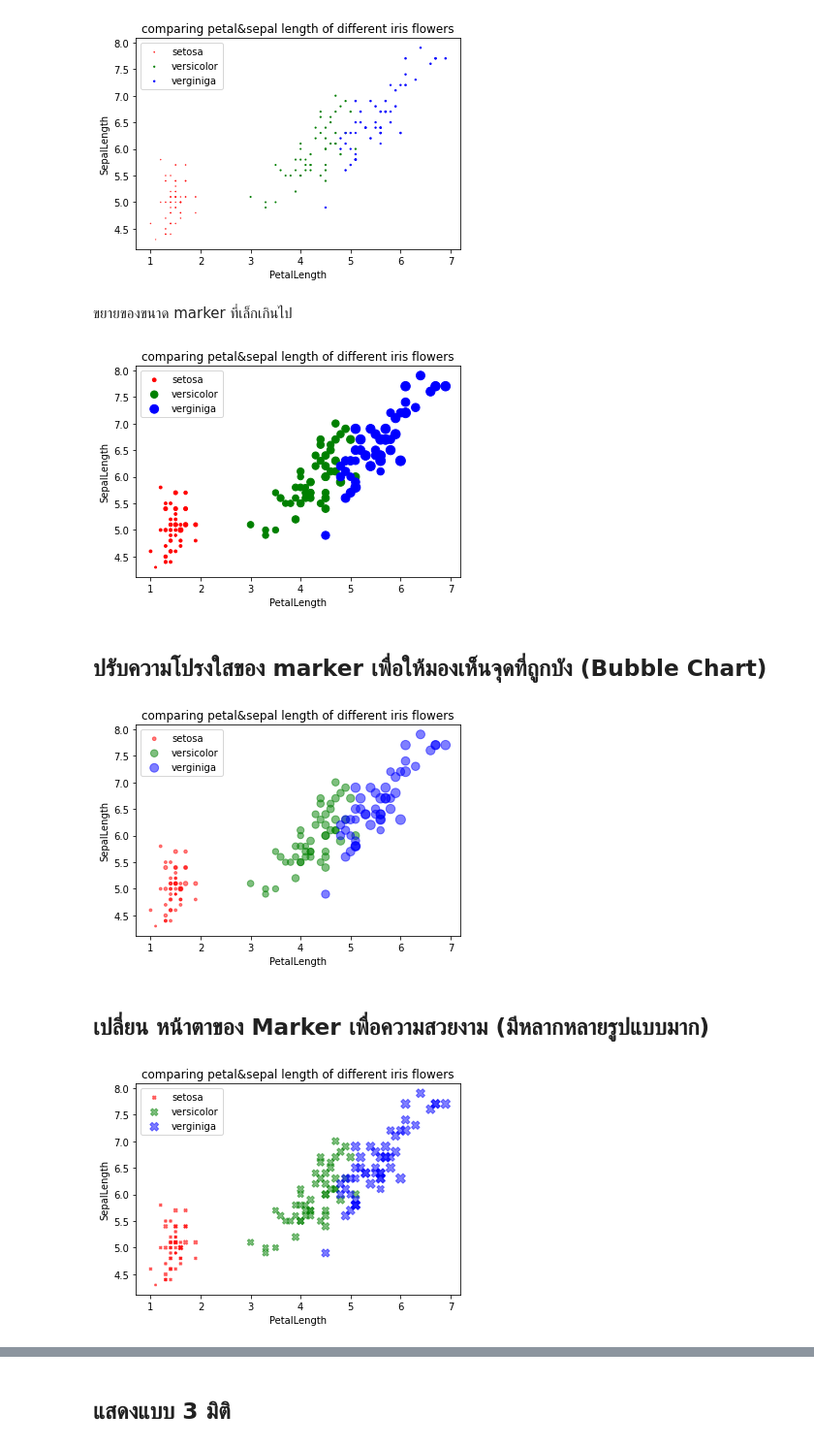
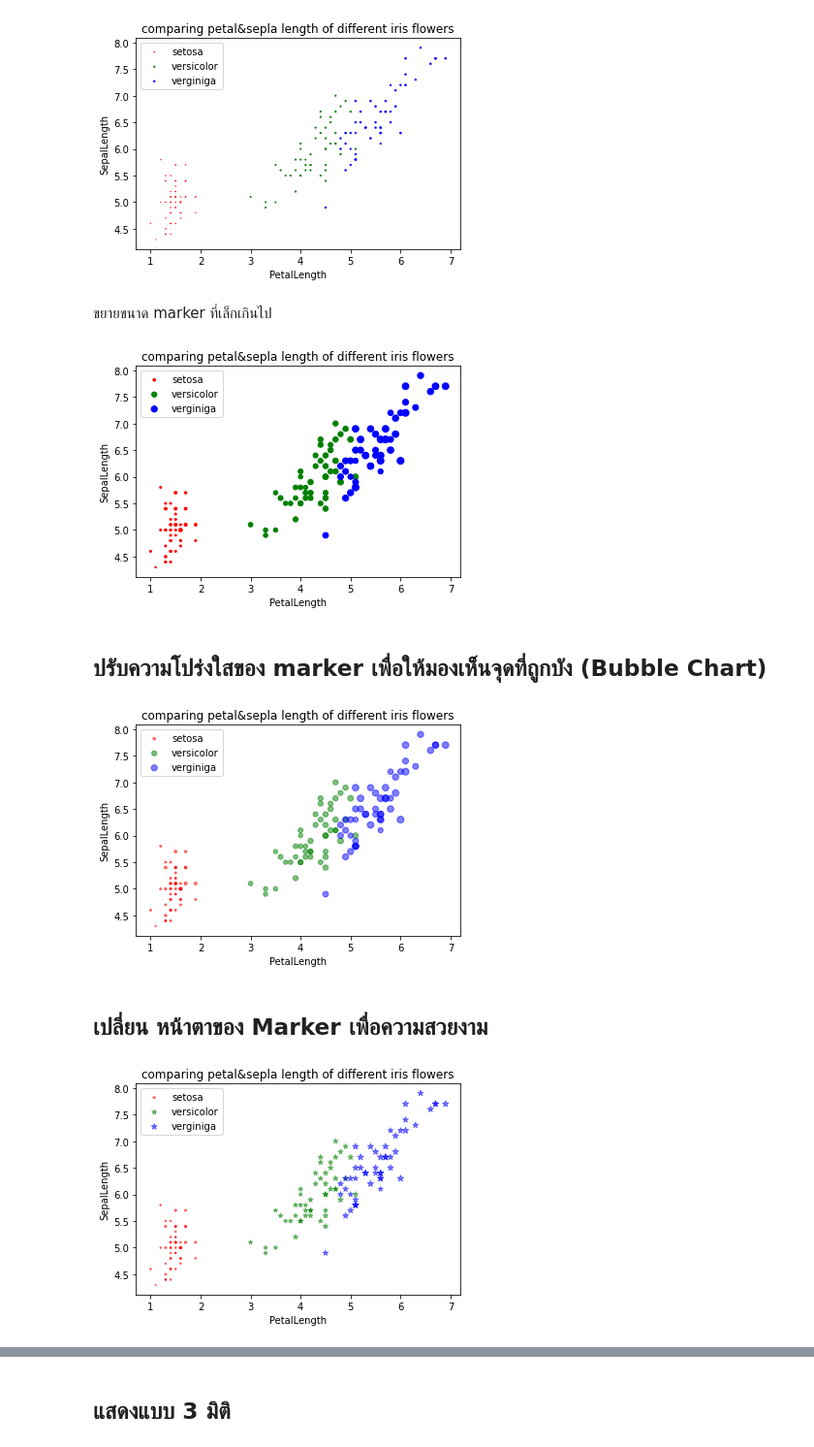
Before and after one commit to Chonthichasi/data_viz_2022, a Jupyter notebook: DataViz02_Data_Distribution.ipynb, the cells around one changed output, grey strips where cells are left out. Shown: that part at 97% size. Drawn from its saved outputs; the diff is of its cells as text; code cells hidden in the pictures.

```diff
--- a/DataViz02_Data_Distribution.ipynb
+++ b/DataViz02_Data_Distribution.ipynb
@@ -107,39 +104,39 @@ plt.title('comparing petal&sepal length of different iris flowers');
 # %% [output]
 [figure]
 # %% [markdown]
-ขยายของขนาด marker ที่เล็กเกินไป
+ขยายขนาด marker ที่เล็กเกินไป
 # %%
-plt.scatter(df2['PetalLength'][:50],df2['SepalLength'][:50],c=df2['Name'][:50],label='setosa',s=40*df2['PetalWidth'][:50])
-plt.scatter(df2['PetalLength'][50:100],df2['SepalLength'][50:100],c=df2['Name'][50:100],label='versicolor',s=40*df2['PetalWidth'][50:100])
-plt.scatter(df2['PetalLength'][100:],df2['SepalLength'][100:],c=df2['Name'][100:],label='verginiga',s=40*df2['PetalWidth'][100:])
-plt.legend()
-plt.xlabel('PetalLength')
-plt.ylabel('SepalLength')
-plt.title('comparing petal&sepal length of different iris flowers');
+plt.scatter(df2['PetalLength'][:50],df2['SepalLength'][:50],c=df2['Name'][:50],label='setosa',s=20*df2['PetalWidth'][:50]) # [:50] 50 ดอกแรก ตั้งชื่อว่า  setosa # s คือ size ของข้อมูล
+plt.scatter(df2['PetalLength'][50:100],df2['SepalLength'][50:100],c=df2['Name'][50:100],label='versicolor',s=20*df2['PetalWidth'][50:100]) # [50:100] 50 ดอกถัดมา ตั้งชื่อว่า versicolor
+plt.scatter(df2['PetalLength'][100:],df2['SepalLength'][100:],c=df2['Name'][100:],label='verginiga',s=20*df2['PetalWidth'][100:]) # [50:100] 50 ดอกถัดมา ตั้งชื่อว่า verginiga
+plt.legend() # อธิบาย marker
+plt.xlabel('PetalLength') # เปลี่ยนชื่อแกน x
+plt.ylabel('SepalLength') # เปลี่ยนชื่อแกน y
+plt.title('comparing petal&sepla length of different iris flowers'); # plt.title  ตั้งชื่อกราฟ
 # %% [output]
-[figure, old version]
+[figure, new version]
 # %% [markdown]
-## ปรับความโปรงใสของ marker เพื่อให้มองเห็นจุดที่ถูกบัง (Bubble Chart)
+## ปรับความโปร่งใสของ marker เพื่อให้มองเห็นจุดที่ถูกบัง (Bubble Chart)
 # %%
-plt.scatter(df2['PetalLength'][:50],df2['SepalLength'][:50],alpha=0.5,c=df2['Name'][:50],label='setosa',s=40*df2['PetalWidth'][:50]) #alpha ใช้ปรับความโปร่งใส
-plt.scatter(df2['PetalLength'][50:100],df2['SepalLength'][50:100],alpha=0.5,c=df2['Name'][50:100],label='versicolor',s=40*df2['PetalWidth'][50:100])
-plt.scatter(df2['PetalLength'][100:],df2['SepalLength'][100:],alpha=0.5,c=df2['Name'][100:],label='verginiga',s=40*df2['PetalWidth'][100:])
-plt.legend()
-plt.xlabel('PetalLength')
-plt.ylabel('SepalLength')
-plt.title('comparing petal&sepal length of different iris flowers');
+plt.scatter(df2['PetalLength'][:50],df2['SepalLength'][:50],alpha=0.5,c=df2['Name'][:50],label='setosa',s=20*df2['PetalWidth'][:50]) # [:50] 50 ดอกแรก ตั้งชื่อว่า  setosa # s คือ size ของข้อมูล # alpha ความโปร่งใส
+plt.scatter(df2['PetalLength'][50:100],df2['SepalLength'][50:100],alpha=0.5,c=df2['Name'][50:100],label='versicolor',s=20*df2['PetalWidth'][50:100]) # [50:100] 50 ดอกถัดมา ตั้งชื่อว่า versicolor
+plt.scatter(df2['PetalLength'][100:],df2['SepalLength'][100:],alpha=0.5,c=df2['Name'][100:],label='verginiga',s=20*df2['PetalWidth'][100:]) # [50:100] 50 ดอกถัดมา ตั้งชื่อว่า verginiga
+plt.legend() # อธิบาย marker
+plt.xlabel('PetalLength') # เปลี่ยนชื่อแกน x
+plt.ylabel('SepalLength') # เปลี่ยนชื่อแกน y
+plt.title('comparing petal&sepla length of different iris flowers'); # plt.title  ตั้งชื่อกราฟ
 # %% [output]
-[figure, old version]
+[figure, new version]
 # %% [markdown]
-## เปลี่ยน หน้าตาของ Marker เพื่อความสวยงาม (มีหลากหลายรูปแบบมาก)
+## เปลี่ยน หน้าตาของ Marker เพื่อความสวยงาม
 # %%
-plt.scatter(df2['PetalLength'][:50],df2['SepalLength'][:50],alpha=0.5,c=df2['Name'][:50],label='setosa',s=40*df2['PetalWidth'][:50],marker='X')
-plt.scatter(df2['PetalLength'][50:100],df2['SepalLength'][50:100],alpha=0.5,c=df2['Name'][50:100],label='versicolor',s=40*df2['PetalWidth'][50:100],marker='X')
-plt.scatter(df2['PetalLength'][100:],df2['SepalLength'][100:],alpha=0.5,c=df2['Name'][100:],label='verginiga',s=40*df2['PetalWidth'][100:],marker='X')
-plt.legend()
-plt.xlabel('PetalLength')
-plt.ylabel('SepalLength')
-plt.title('comparing petal&sepal length of different iris flowers');
+plt.scatter(df2['PetalLength'][:50],df2['SepalLength'][:50],alpha=0.5,c=df2['Name'][:50],label='setosa',s=20*df2['PetalWidth'][:50],marker='*') # [:50] 50 ดอกแรก ตั้งชื่อว่า  setosa # s คือ size ของข้อมูล # alpha ความโปร่งใส # marker รูปร่างของจุด
+plt.scatter(df2['PetalLength'][50:100],df2['SepalLength'][50:100],alpha=0.5,c=df2['Name'][50:100],label='versicolor',s=20*df2['PetalWidth'][50:100],marker='*') # [50:100] 50 ดอกถัดมา ตั้งชื่อว่า versicolor
+plt.scatter(df2['PetalLength'][100:],df2['SepalLength'][100:],alpha=0.5,c=df2['Name'][100:],label='verginiga',s=20*df2['PetalWidth'][100:],marker='*') # [50:100] 50 ดอกถัดมา ตั้งชื่อว่า verginiga
+plt.legend() # อธิบาย marker
+plt.xlabel('PetalLength') # เปลี่ยนชื่อแกน x
+plt.ylabel('SepalLength') # เปลี่ยนชื่อแกน y
+plt.title('comparing petal&sepla length of different iris flowers'); # plt.title  ตั้งชื่อกราฟ
 # %% [output]
-[figure, old version]
+[figure, new version]
 # %%
```
Also changed, not shown: parts of 65 cells of this notebook.
